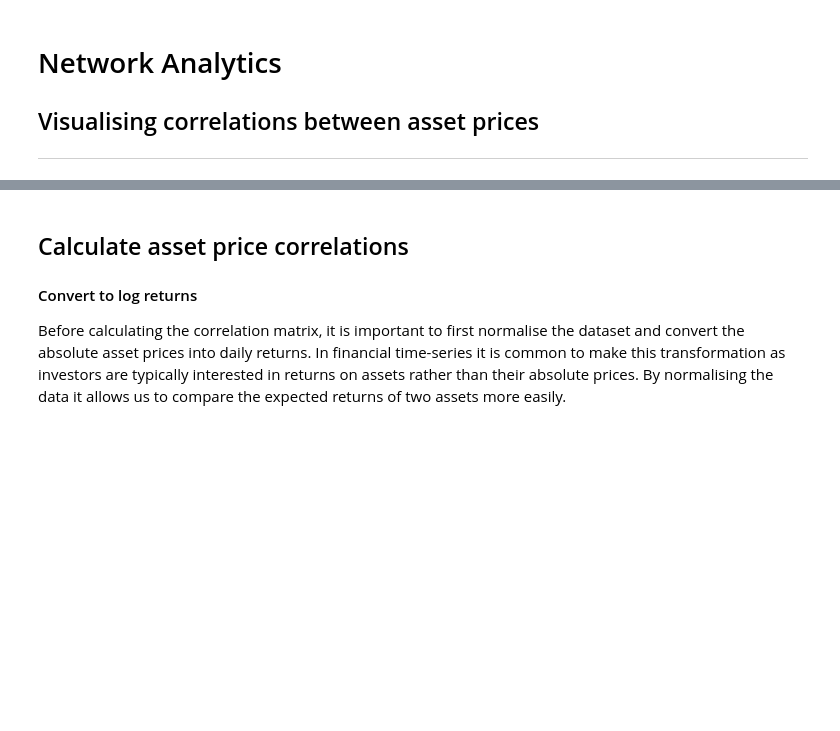
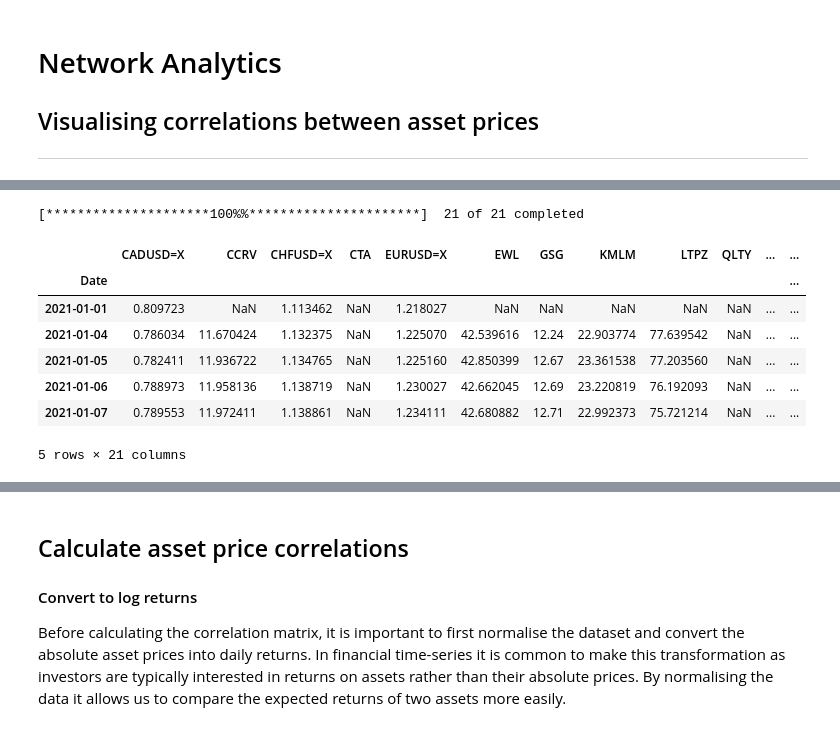
Before and after one commit to melintea/asset_price_correlations, a Jupyter notebook: visualising_stock_correlations.ipynb, the cells around one changed output, grey strips where cells are left out. Drawn from its saved outputs; the diff is of its cells as text; code cells hidden in the pictures; blank space fills up the shorter version.

```diff
--- a/visualising_stock_correlations.ipynb
+++ b/visualising_stock_correlations.ipynb
@@ -72 +49,22 @@ For this analysis we will use a dataset containing the daily adjusted closing pr
 [interactive output not drawn]
+# %%
+# Config
+
+start   = datetime.datetime(2021, 1, 1)
+end     = datetime.date.today()
+symbols = [
+    'VTI',  'VT',   'VPU',  'VNQ',  'QLTY',  'EWL',
+    'TFPN',
+    'VIXY', 'VIXM',
+    'CCRV', 'CTA',  'GSG',  'KMLM',
+    'LTPZ', 'TLT',  'VTIP', 'VWOB',
+    'CHFUSD=X', 'CADUSD=X', 'EURUSD=X', 'UUP'
+    ]
+etfDataFile   = 'data/daily_etf_prices.csv'
+assetDataFile = 'data/daily_asset_prices.csv'
+
+etfGraphJsonFile = "assets/plotly_etf_prices_network.json"
+etfGraphImgFile  = "assets/stock_correlations_etf.html"
+
+assetGraphJsonFile = "assets/plotly_etf_prices_network.json"
+assetGraphImgFile  = "assets/stock_correlations_etf.html"
@@ -72,0 +73,18 @@ For this analysis we will use a dataset containing the daily adjusted closing pr
+# %%
+# Fetch fresh data & save it
+
+yf.pdr_override()
+etfData = pdr.get_data_yahoo(symbols, start, end)['Adj Close']
+etfData.to_csv(etfDataFile)
+
+etfData.head()
+# %% [output]
+[*********************100%%**********************]  21 of 21 completed
+|  | CADUSD=X | CCRV | CHFUSD=X | CTA | EURUSD=X | EWL | GSG | KMLM | LTPZ | QLTY | ... | ... |
+| Date |  |  |  |  |  |  |  |  |  |  |  | ... |
+| 2021-01-01 | 0.809723 | NaN | 1.113462 | NaN | 1.218027 | NaN | NaN | NaN | NaN | NaN | ... | ... |
+| 2021-01-04 | 0.786034 | 11.670424 | 1.132375 | NaN | 1.225070 | 42.539616 | 12.24 | 22.903774 | 77.639542 | NaN | ... | ... |
+| 2021-01-05 | 0.782411 | 11.936722 | 1.134765 | NaN | 1.225160 | 42.850399 | 12.67 | 23.361538 | 77.203560 | NaN | ... | ... |
+| 2021-01-06 | 0.788973 | 11.958136 | 1.138719 | NaN | 1.230027 | 42.662045 | 12.69 | 23.220819 | 76.192093 | NaN | ... | ... |
+| 2021-01-07 | 0.789553 | 11.972411 | 1.138861 | NaN | 1.234111 | 42.680882 | 12.71 | 22.992373 | 75.721214 | NaN | ... | ... |
+5 rows × 21 columns
```
Also changed, not shown: parts of 54 cells of this notebook, 5 other files.
